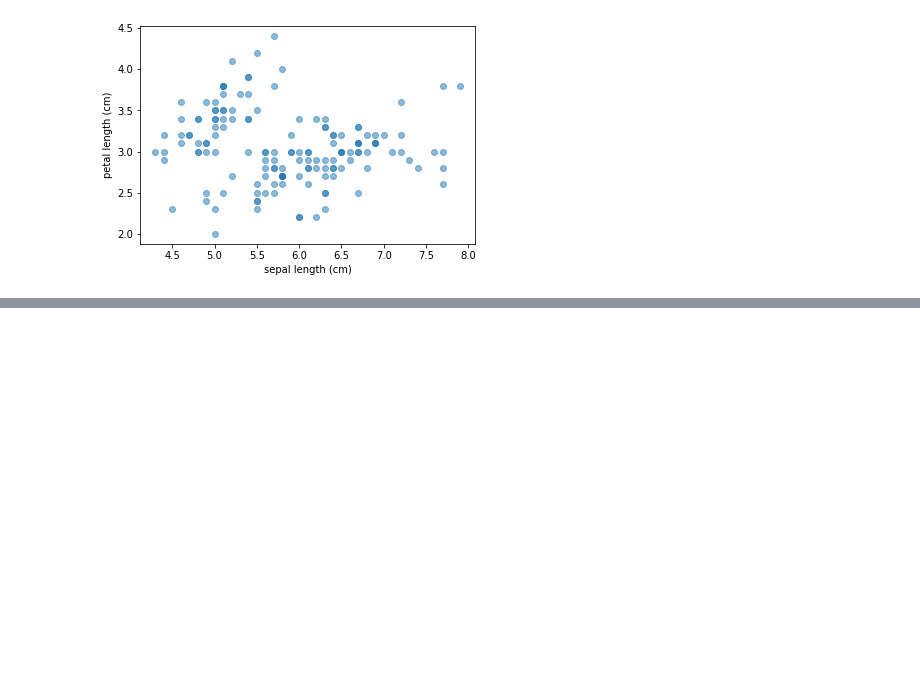
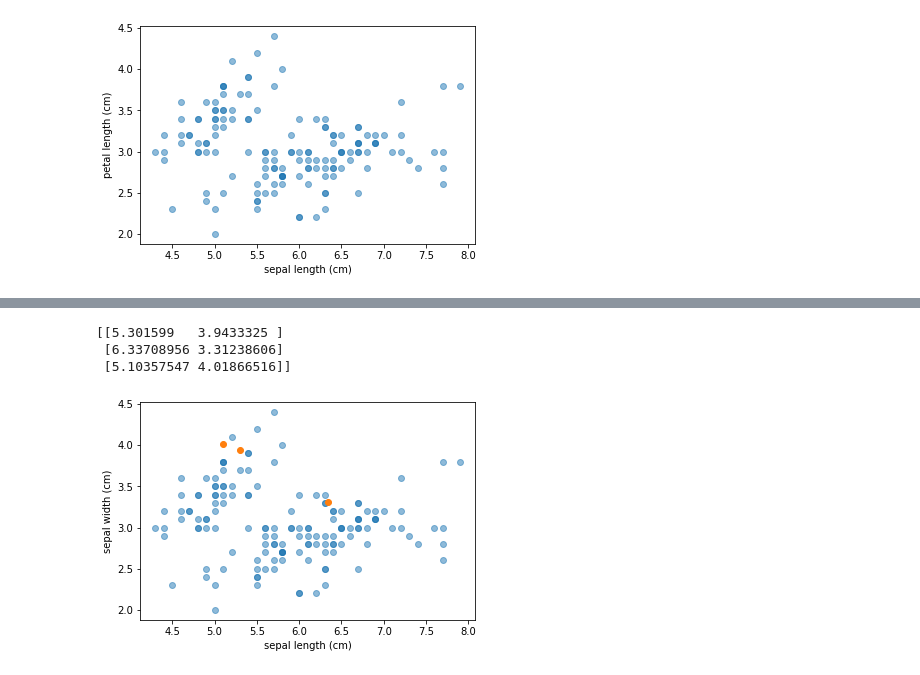
Before and after one commit to h-budak/K-Means_Clustering, a Jupyter notebook: plots.ipynb, the cells around one changed output, grey strips where cells are left out. Cells and saved outputs as stored; diff of their text form; code cells hidden in the pictures; blank space fills up the shorter version.

Commit message:
placing k random centroids for initial clusters

```diff
--- a/plots.ipynb
+++ b/plots.ipynb
@@ -20,0 +30,37 @@ plt.show()
+# %%
+import matplotlib.pyplot as plt
+import numpy as np
+from sklearn import datasets
+
+iris = datasets.load_iris()
+
+samples = iris.data
+
+x = samples[:,0]
+y = samples[:,1]
+
+combined = np.array(list(zip(x, y)))
+
+# Step 1: Place K random centroids
+
+k = 3
+
+centroids_x = np.random.uniform(min(x), max(x), size=k)
+centroids_y = np.random.uniform(min(y), max(y), size=k)
+
+centroids = np.array(list(zip(centroids_x, centroids_y)))
+
+print(centroids)
+
+plt.scatter(x, y, alpha=0.5)
+plt.scatter(centroids_x, centroids_y)
+
+plt.xlabel('sepal length (cm)')
+plt.ylabel('sepal width (cm)')
+
+plt.show()
+# %% [output]
+[[5.301599   3.9433325 ]
+ [6.33708956 3.31238606]
+ [5.10357547 4.01866516]]
+[figure, added]
```
Also changed, not shown: parts of 1 cell of this notebook.
